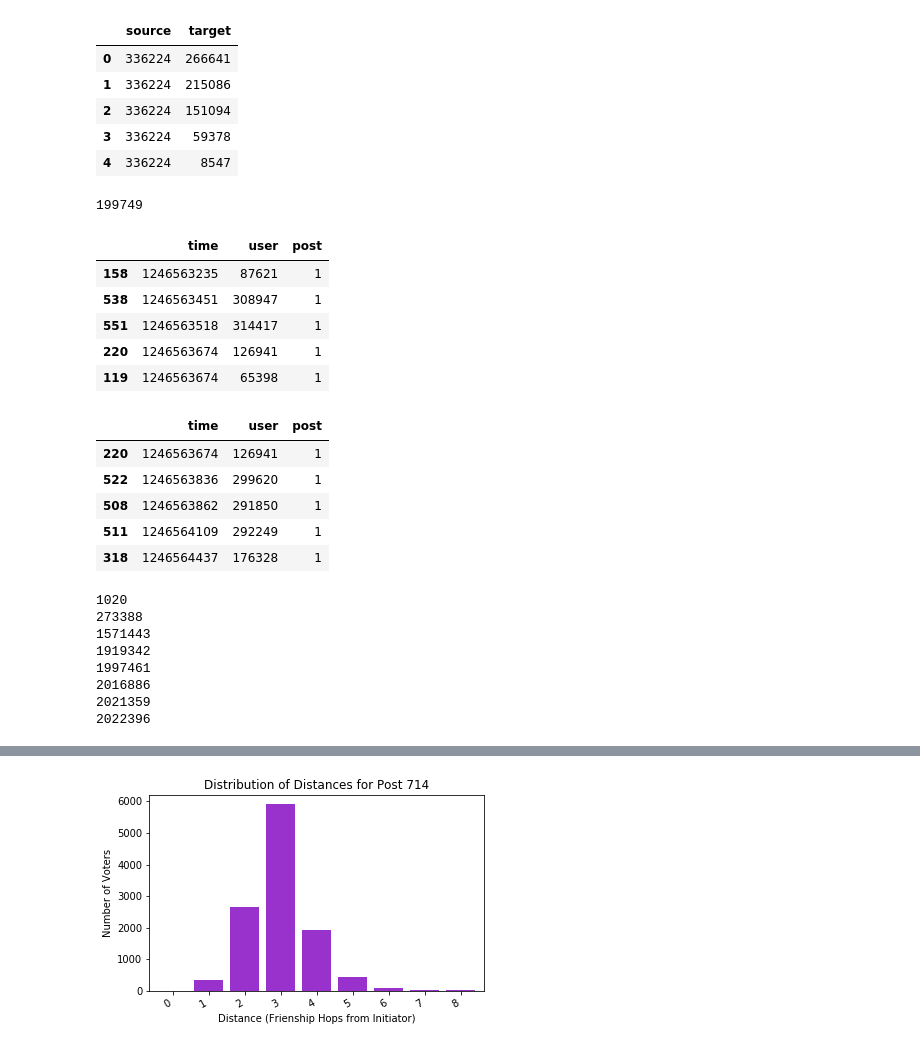
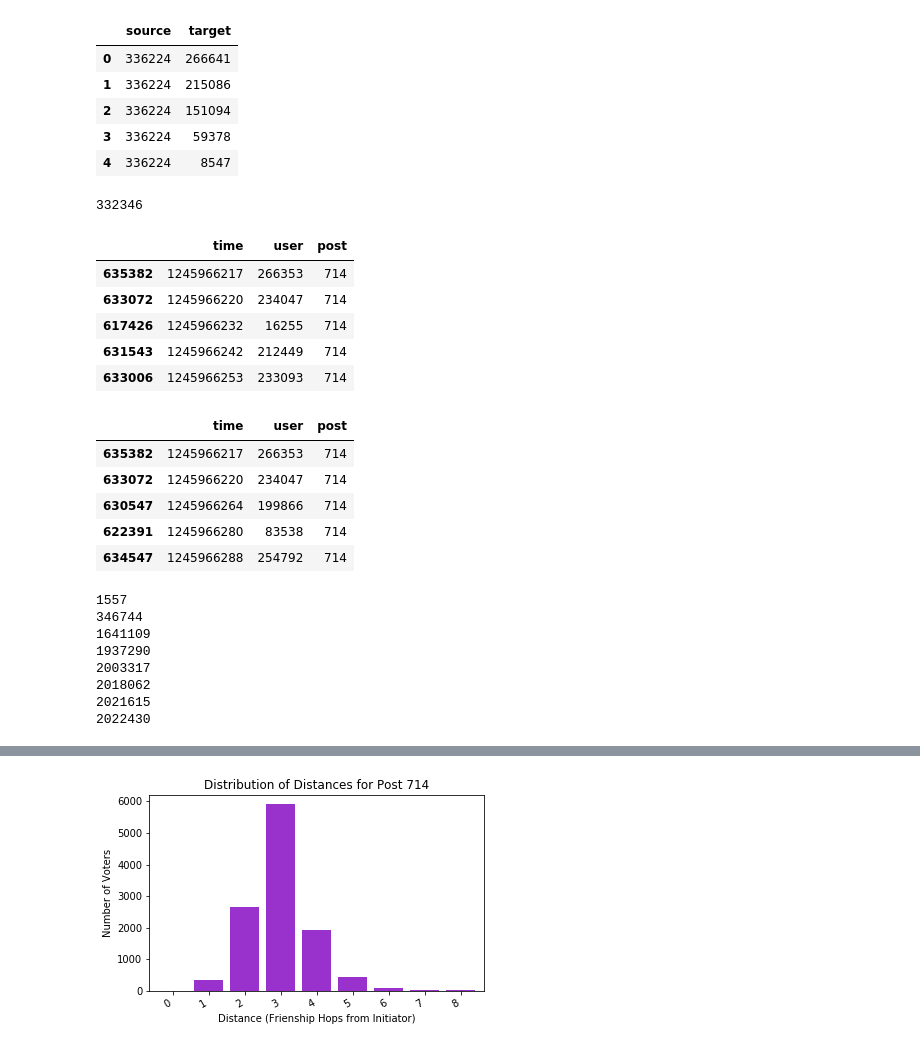
Before and after one commit to peterhuson/information-diffusion, a Jupyter notebook: Exploratory Plots & Distance Calculations.ipynb, the cells around one changed output, grey strips where cells are left out. Saved outputs shown, nothing was run; the diff lists cells and outputs as text; code cells hidden in the pictures.

```diff
--- a/Exploratory Plots & Distance Calculations.ipynb
+++ b/Exploratory Plots & Distance Calculations.ipynb
@@ -222,24 +222,24 @@ friendship_plot_df.head()
 | 4 | 336224 | 8547 |
 # %%
 # the most popular story is story xxx?
-story = 1
+story = 714
 
 votes_story = votes.loc[votes['post'] == story]
 votes_714 = votes_story.copy()
 
 # define source
 source = votes_story.iloc[0]['user']
 votes_story = votes_story.iloc[1:]  # drop source
 print(source)
 votes_story.head()
 # %% [output]
-199749
+332346
 |  | time | user | post |
-| 158 | 1246563235 | 87621 | 1 |
-| 538 | 1246563451 | 308947 | 1 |
-| 551 | 1246563518 | 314417 | 1 |
-| 220 | 1246563674 | 126941 | 1 |
-| 119 | 1246563674 | 65398 | 1 |
+| 635382 | 1245966217 | 266353 | 714 |
+| 633072 | 1245966220 | 234047 | 714 |
+| 617426 | 1245966232 | 16255 | 714 |
+| 631543 | 1245966242 | 212449 | 714 |
+| 633006 | 1245966253 | 233093 | 714 |
 # %%
 friends_of_source = friendship_plot_df.loc[friendship_plot_df['target'] == source]
 friends_of_source = friends_of_source['source'].tolist()
@@ -253,11 +253,11 @@ votes_story = votes_story.loc[~votes_story['user'].isin(dist_1_users)]
 votes_story.head()
 # %% [output]
 |  | time | user | post |
-| 220 | 1246563674 | 126941 | 1 |
-| 522 | 1246563836 | 299620 | 1 |
-| 508 | 1246563862 | 291850 | 1 |
-| 511 | 1246564109 | 292249 | 1 |
-| 318 | 1246564437 | 176328 | 1 |
+| 635382 | 1245966217 | 266353 | 714 |
+| 633072 | 1245966220 | 234047 | 714 |
+| 630547 | 1245966264 | 199866 | 714 |
+| 622391 | 1245966280 | 83538 | 714 |
+| 634547 | 1245966288 | 254792 | 714 |
 # %%
 # all friend at distance 2 (regardless of whether they voted)
 dist_2_friends = []
@@ -345,11 +345,11 @@ print(len(dist_6_friends))
 print(len(dist_7_friends))
 print(len(dist_8_friends))
 # %% [output]
-1020
-273388
-1571443
-1919342
-1997461
-2016886
-2021359
-2022396
+1557
+346744
+1641109
+1937290
+2003317
+2018062
+2021615
+2022430
```
Also changed, not shown: parts of 10 cells of this notebook.
